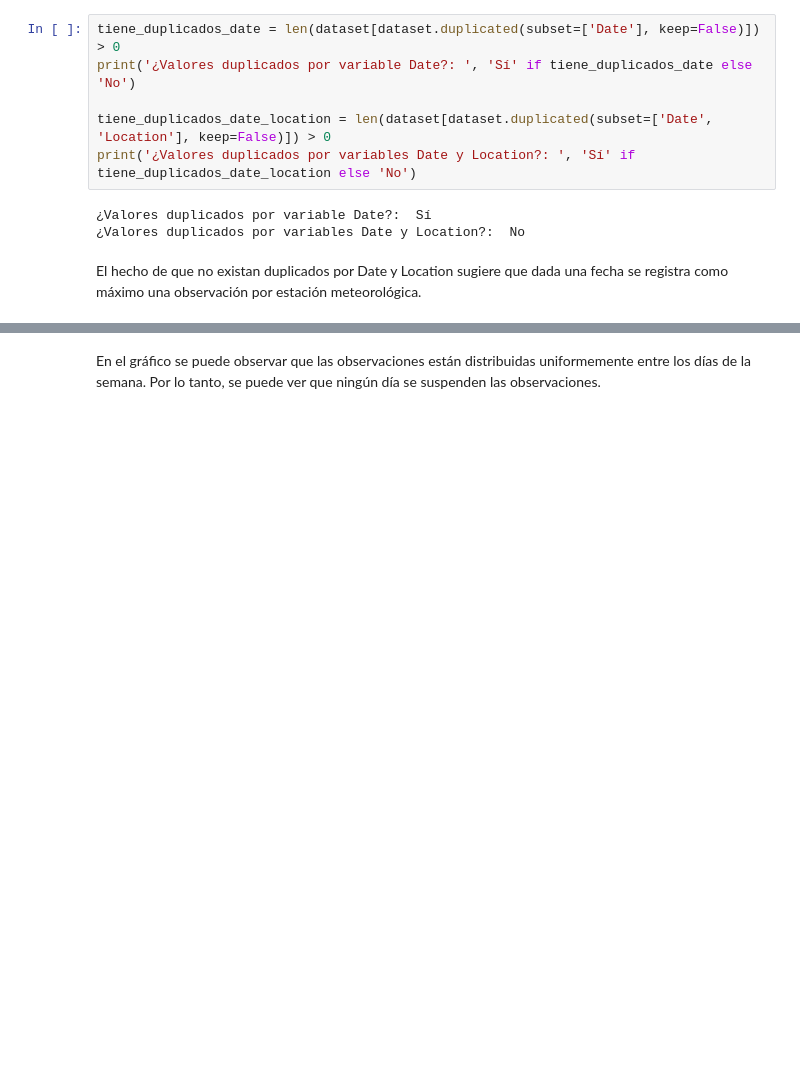
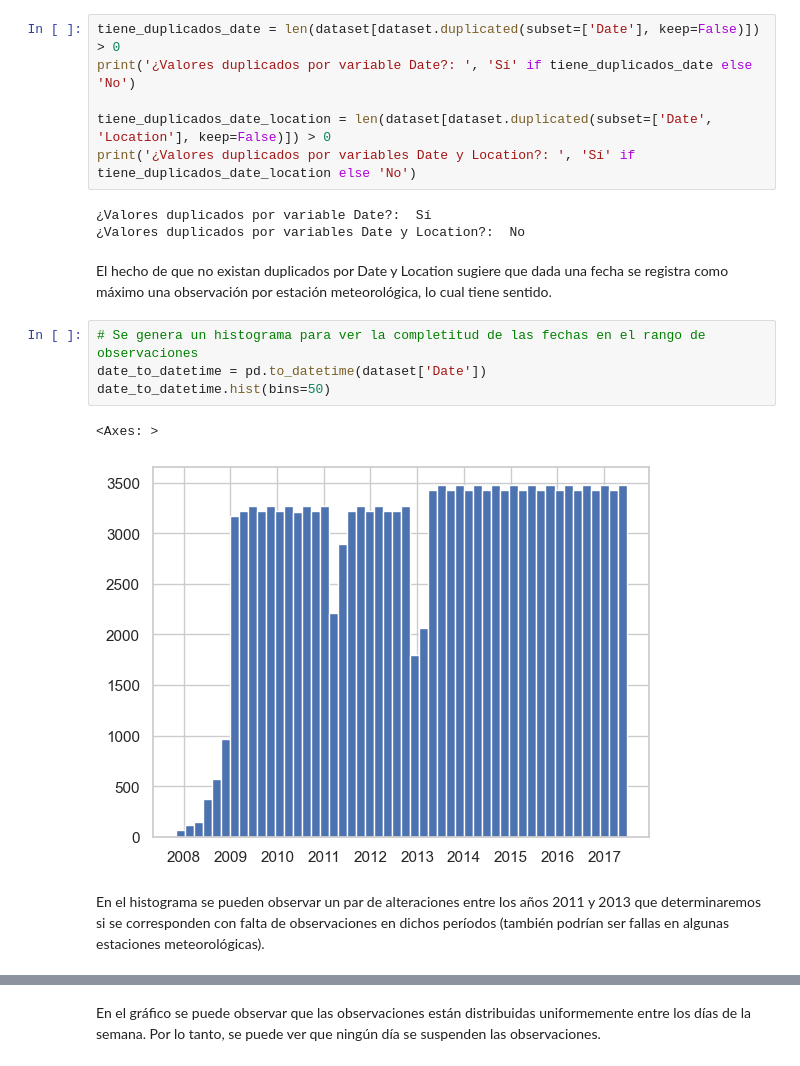
Before and after one commit to diegosarina-ceia/AMq1, a Jupyter notebook: PruebasDiego_TPFinal.ipynb, the cells around one changed output, grey strips where cells are left out. Drawn from its saved outputs; the diff is of its cells as text; blank space fills up the shorter version.

```diff
--- a/PruebasDiego_TPFinal.ipynb
+++ b/PruebasDiego_TPFinal.ipynb
@@ -101,4 +92,13 @@ print('¿Valores duplicados por variables Date y Location?: ', 'Sí' if tiene_du
 ¿Valores duplicados por variable Date?:  Sí
 ¿Valores duplicados por variables Date y Location?:  No
 # %% [markdown]
-El hecho de que no existan duplicados por Date y Location sugiere que dada una fecha se registra como máximo una observación por estación meteorológica.
+El hecho de que no existan duplicados por Date y Location sugiere que dada una fecha se registra como máximo una observación por estación meteorológica, lo cual tiene sentido.
+# %%
+# Se genera un histograma para ver la completitud de las fechas en el rango de observaciones
+date_to_datetime = pd.to_datetime(dataset['Date'])
+date_to_datetime.hist(bins=50)
+# %% [output]
+<Axes: >
+[figure, added]
+# %% [markdown]
+En el histograma se pueden observar un par de alteraciones entre los años 2011 y 2013 que determinaremos si se corresponden con falta de observaciones en dichos períodos (también podrían ser fallas en algunas estaciones meteorológicas).
```
Also changed, not shown: parts of 12 cells of this notebook.
